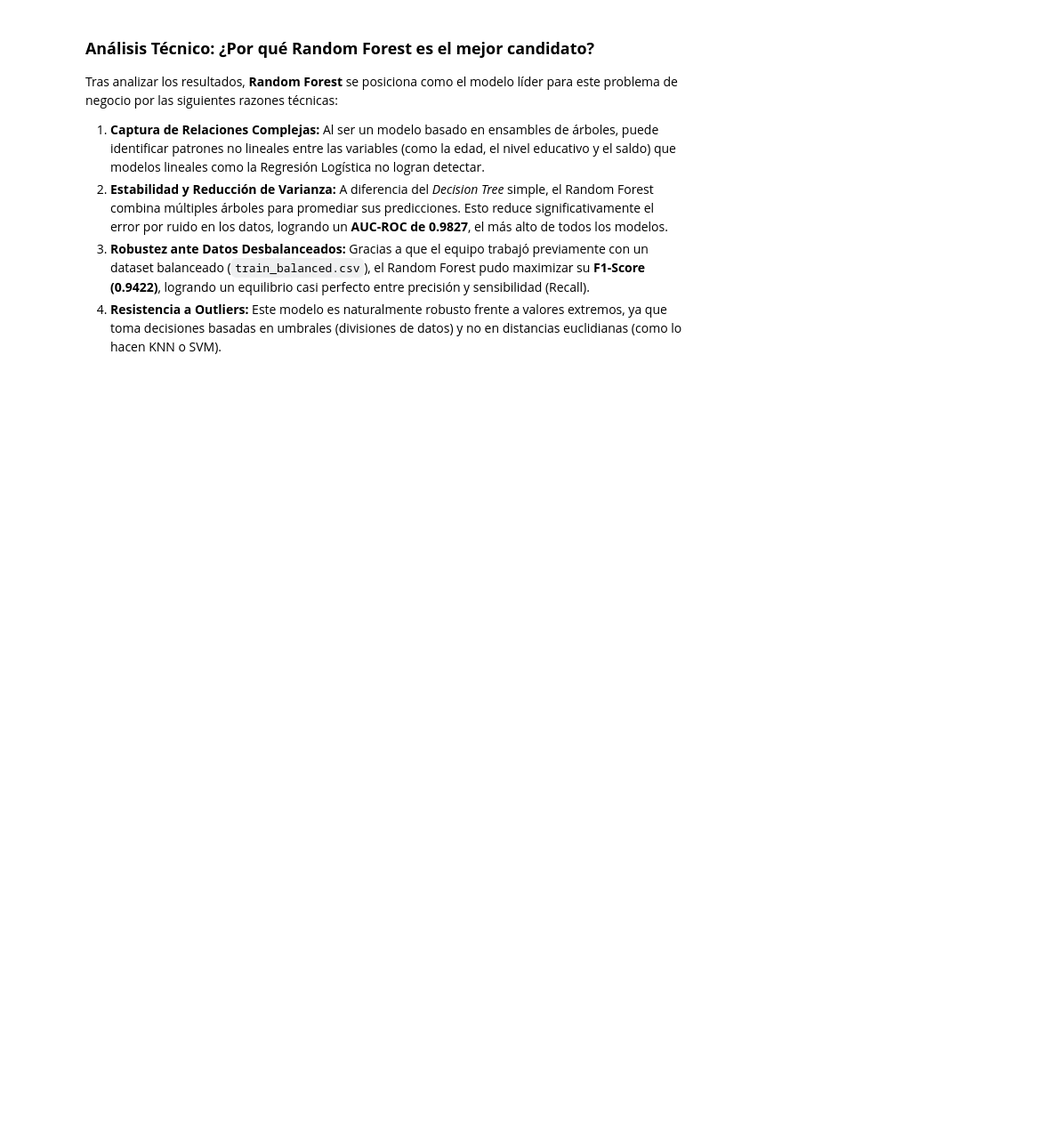
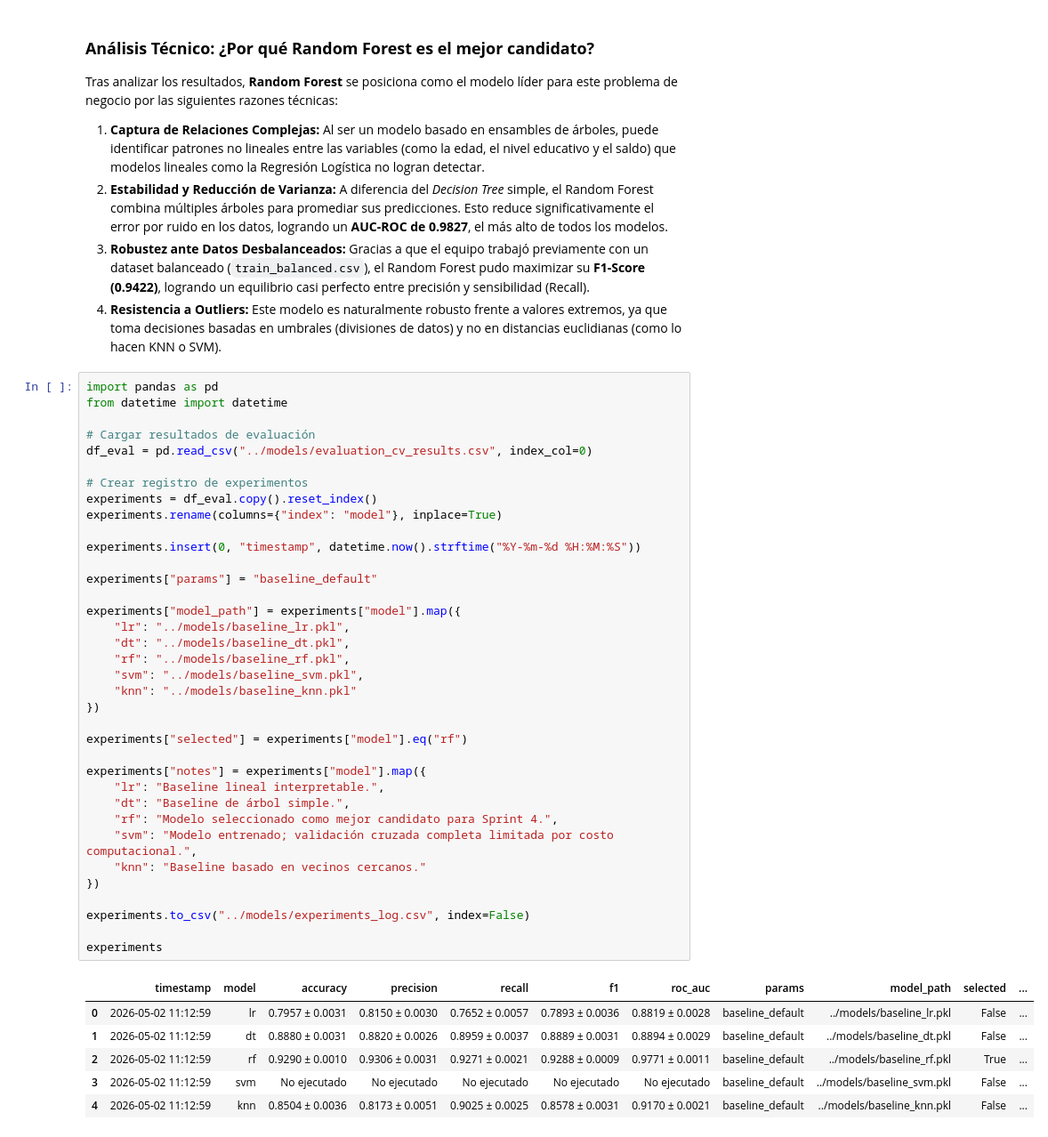
Before and after one commit to pucp-datanalytics/dp261-g6, a Jupyter notebook: notebooks/11_model_comparator.ipynb, the cells around one changed output. Shown at 89% size. Cells and saved outputs as stored; diff of their text form; blank space fills up the shorter version.

Commit message:
feat(PB-12): add experiment tracker validation and experiment logs

```diff
--- a/notebooks/11_model_comparator.ipynb
+++ b/notebooks/11_model_comparator.ipynb
@@ -44,3 +44,46 @@ Tras analizar los resultados, **Random Forest** se posiciona como el modelo líd
 2. **Estabilidad y Reducción de Varianza:** A diferencia del *Decision Tree* simple, el Random Forest combina múltiples árboles para promediar sus predicciones. Esto reduce significativamente el error por ruido en los datos, logrando un **AUC-ROC de 0.9827**, el más alto de todos los modelos.
 3. **Robustez ante Datos Desbalanceados:** Gracias a que el equipo trabajó previamente con un dataset balanceado (`train_balanced.csv`), el Random Forest pudo maximizar su **F1-Score (0.9422)**, logrando un equilibrio casi perfecto entre precisión y sensibilidad (Recall).
 4. **Resistencia a Outliers:** Este modelo es naturalmente robusto frente a valores extremos, ya que toma decisiones basadas en umbrales (divisiones de datos) y no en distancias euclidianas (como lo hacen KNN o SVM).
+# %%
+import pandas as pd
+from datetime import datetime
+
+# Cargar resultados de evaluación
+df_eval = pd.read_csv("../models/evaluation_cv_results.csv", index_col=0)
+
+# Crear registro de experimentos
+experiments = df_eval.copy().reset_index()
+experiments.rename(columns={"index": "model"}, inplace=True)
+
+experiments.insert(0, "timestamp", datetime.now().strftime("%Y-%m-%d %H:%M:%S"))
+
+experiments["params"] = "baseline_default"
+
+experiments["model_path"] = experiments["model"].map({
+    "lr": "../models/baseline_lr.pkl",
+    "dt": "../models/baseline_dt.pkl",
+    "rf": "../models/baseline_rf.pkl",
+    "svm": "../models/baseline_svm.pkl",
+    "knn": "../models/baseline_knn.pkl"
+})
+
+experiments["selected"] = experiments["model"].eq("rf")
+
+experiments["notes"] = experiments["model"].map({
+    "lr": "Baseline lineal interpretable.",
+    "dt": "Baseline de árbol simple.",
+    "rf": "Modelo seleccionado como mejor candidato para Sprint 4.",
+    "svm": "Modelo entrenado; validación cruzada completa limitada por costo computacional.",
+    "knn": "Baseline basado en vecinos cercanos."
+})
+
+experiments.to_csv("../models/experiments_log.csv", index=False)
+
+experiments
+# %% [output]
+|  | timestamp | model | accuracy | precision | recall | f1 | roc_auc | params | model_path | selected | ... |
+| 0 | 2026-05-02 11:12:59 | lr | 0.7957 ± 0.0031 | 0.8150 ± 0.0030 | 0.7652 ± 0.0057 | 0.7893 ± 0.0036 | 0.8819 ± 0.0028 | baseline_default | ../models/baseline_lr.pkl | False | ... |
+| 1 | 2026-05-02 11:12:59 | dt | 0.8880 ± 0.0031 | 0.8820 ± 0.0026 | 0.8959 ± 0.0037 | 0.8889 ± 0.0031 | 0.8894 ± 0.0029 | baseline_default | ../models/baseline_dt.pkl | False | ... |
+| 2 | 2026-05-02 11:12:59 | rf | 0.9290 ± 0.0010 | 0.9306 ± 0.0031 | 0.9271 ± 0.0021 | 0.9288 ± 0.0009 | 0.9771 ± 0.0011 | baseline_default | ../models/baseline_rf.pkl | True | ... |
+| 3 | 2026-05-02 11:12:59 | svm | No ejecutado | No ejecutado | No ejecutado | No ejecutado | No ejecutado | baseline_default | ../models/baseline_svm.pkl | False | ... |
+| 4 | 2026-05-02 11:12:59 | knn | 0.8504 ± 0.0036 | 0.8173 ± 0.0051 | 0.9025 ± 0.0025 | 0.8578 ± 0.0031 | 0.9170 ± 0.0021 | baseline_default | ../models/baseline_knn.pkl | False | ... |
```
Also changed, not shown: parts of 1 cell of this notebook, 5 other files.
